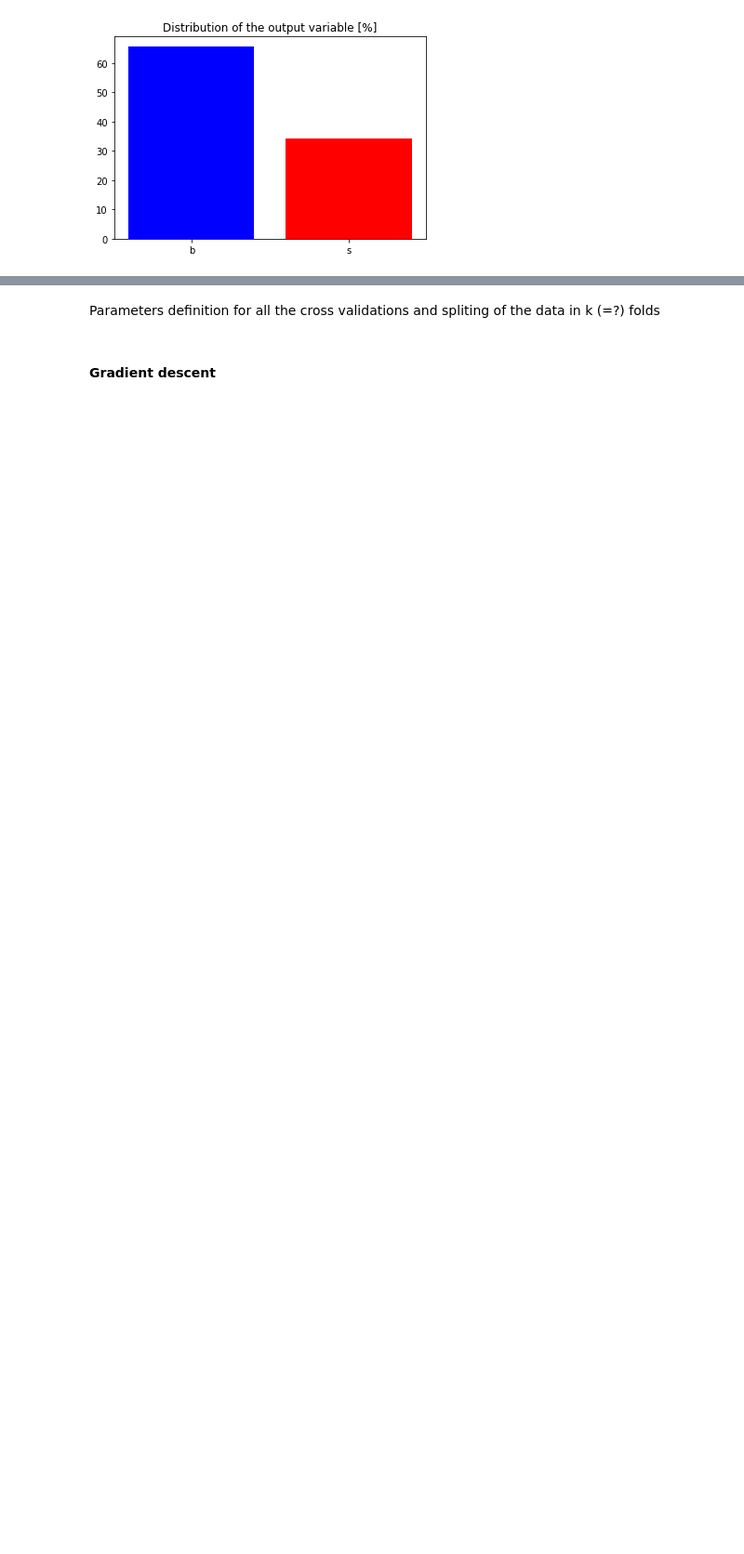
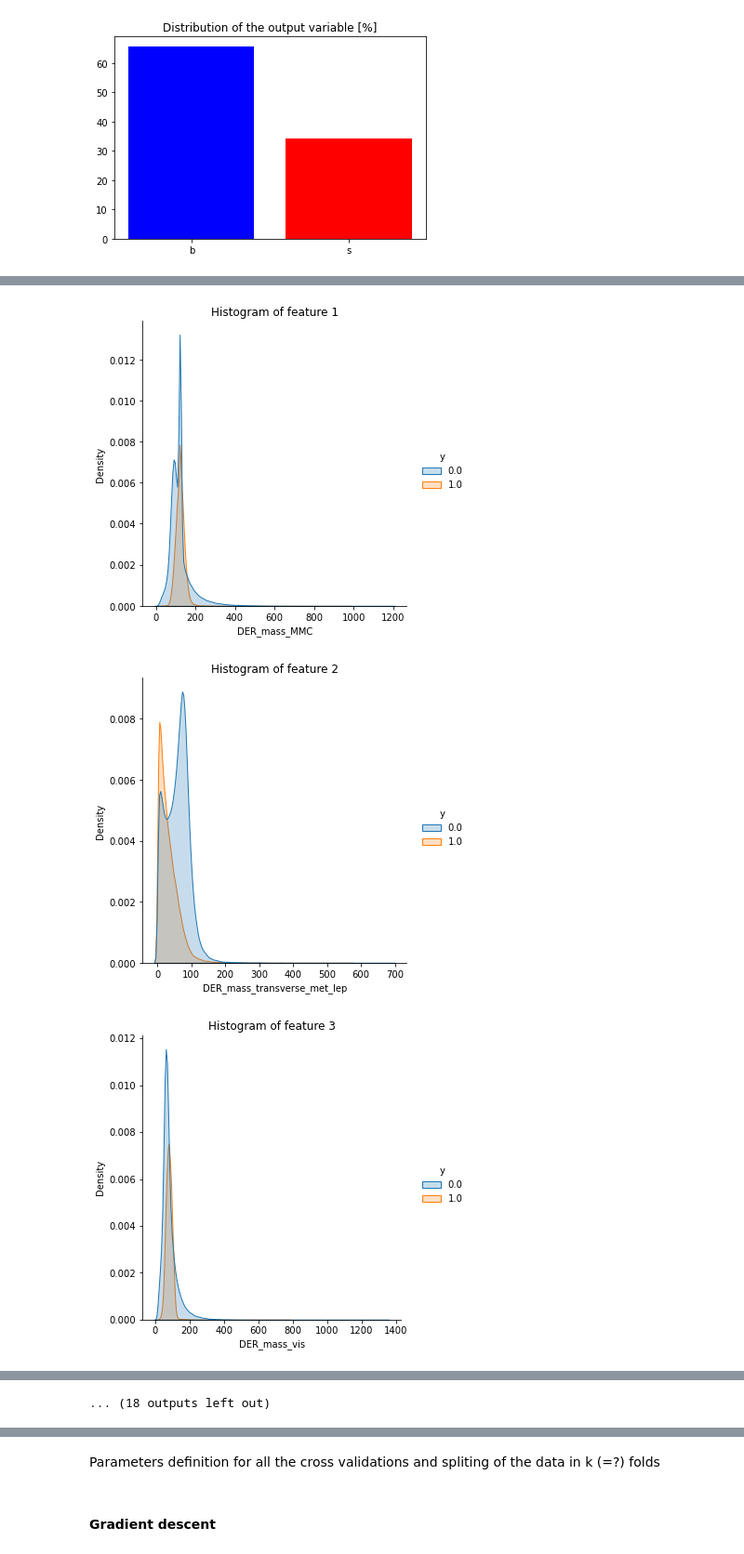
Before and after one commit to CS-433/ml-project-1-jdl, a Jupyter notebook: code/project1.ipynb, the cells around one changed output, grey strips where cells are left out. Shown at 93% size. Drawn from its saved outputs; the diff is of its cells as text; code cells hidden in the pictures; blank space fills up the shorter version.

```diff
--- a/code/project1.ipynb
+++ b/code/project1.ipynb
@@ -48,0 +80,9 @@ import seaborn as sns
+# %%
+# Plot of the feature distributions
+for i in range(len(names[2:])):
+    sns.displot(df_mean, x=names[i+2], hue='y', kind="kde", fill=True)
+    plt.title("Histogram of feature {nb}".format(nb=i+1))
+# %% [output]
+[figure, added]
+[figure, added]
+[figure, added]
@@ -49 +98,2 @@ import seaborn as sns
+... (18 outputs left out)
 # %%
```
Also changed, not shown: parts of 39 cells of this notebook.
